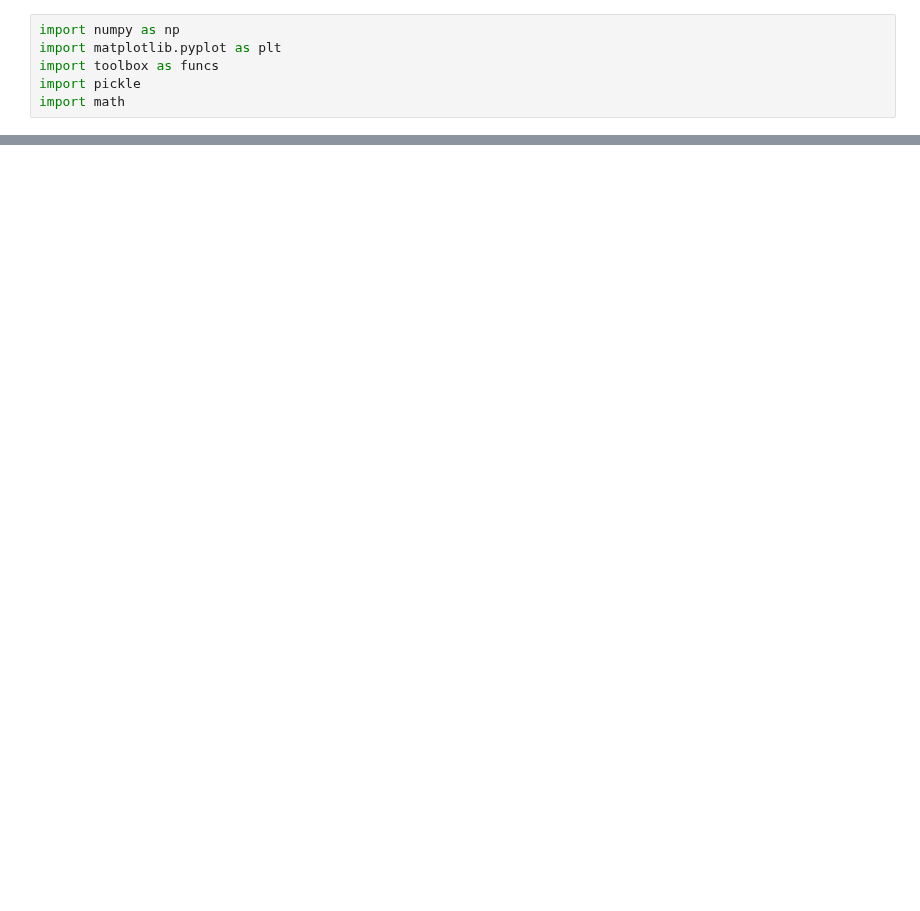
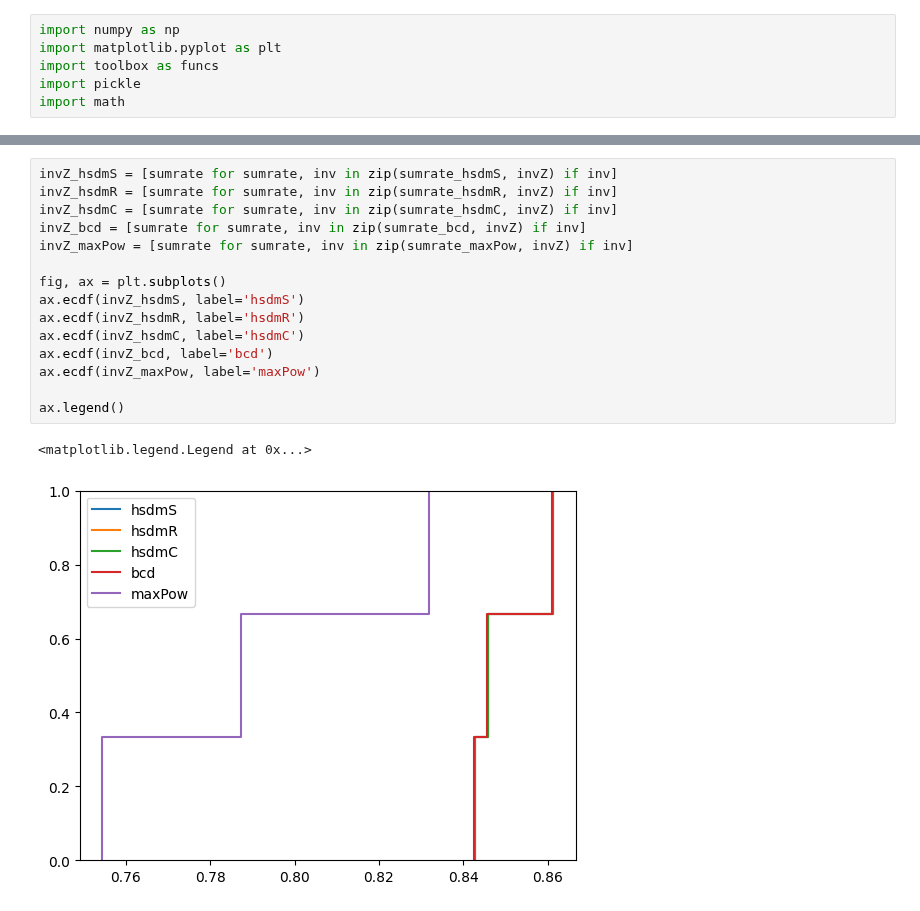
Before and after one commit to isabel-vs/masterthesis, a Jupyter notebook: cdf_test.ipynb, the cells around one changed output, grey strips where cells are left out. Saved outputs shown, nothing was run; the diff lists cells and outputs as text; blank space fills up the shorter version.

```diff
--- a/cdf_test.ipynb
+++ b/cdf_test.ipynb
@@ -76,0 +99,18 @@ ax.legend()
+# %%
+invZ_hsdmS = [sumrate for sumrate, inv in zip(sumrate_hsdmS, invZ) if inv]
+invZ_hsdmR = [sumrate for sumrate, inv in zip(sumrate_hsdmR, invZ) if inv]
+invZ_hsdmC = [sumrate for sumrate, inv in zip(sumrate_hsdmC, invZ) if inv]
+invZ_bcd = [sumrate for sumrate, inv in zip(sumrate_bcd, invZ) if inv]
+invZ_maxPow = [sumrate for sumrate, inv in zip(sumrate_maxPow, invZ) if inv]
+
+fig, ax = plt.subplots()
+ax.ecdf(invZ_hsdmS, label='hsdmS')
+ax.ecdf(invZ_hsdmR, label='hsdmR')
+ax.ecdf(invZ_hsdmC, label='hsdmC')
+ax.ecdf(invZ_bcd, label='bcd')
+ax.ecdf(invZ_maxPow, label='maxPow')
+
+ax.legend()
+# %% [output]
+<matplotlib.legend.Legend at 0x...>
+[figure, added]
```
Also changed, not shown: parts of 6 cells of this notebook, 40 other files.
